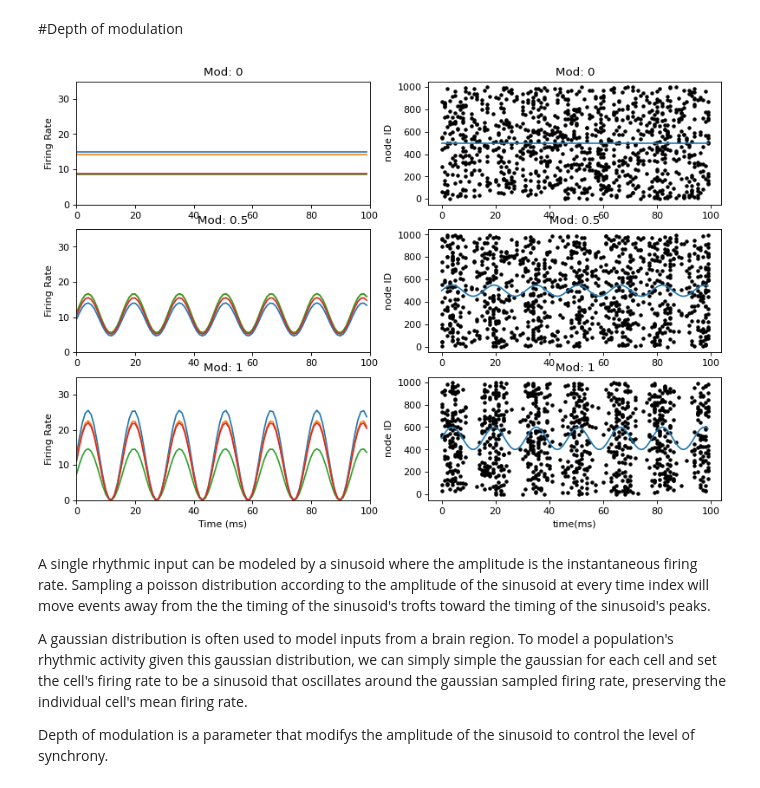
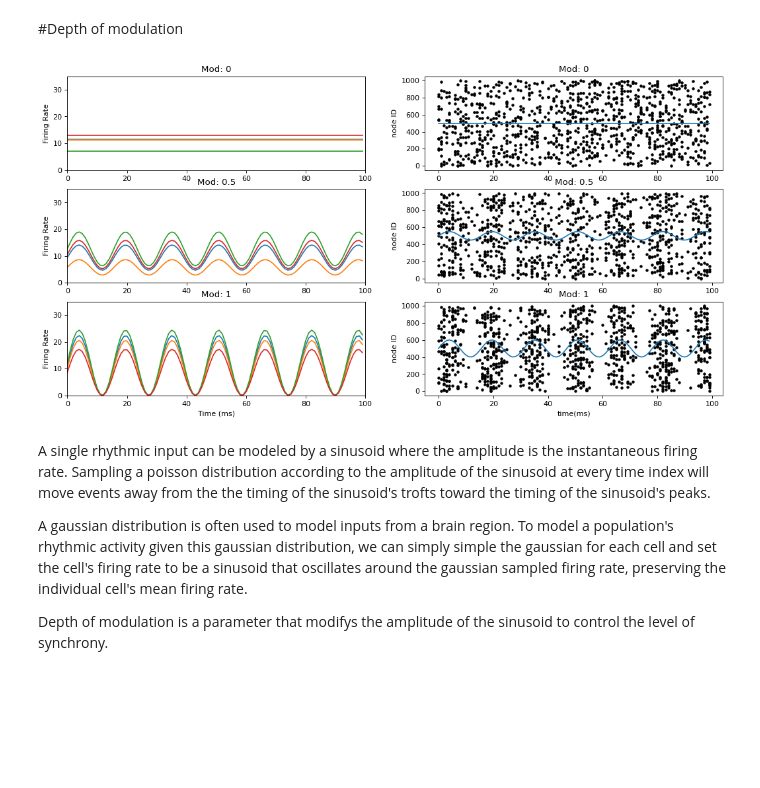
Before and after one commit to davidfague/Stylized-ReducedOrder-L5-Model, a Jupyter notebook: Input_generation_notes.ipynb, the cells around one changed output. Cells and saved outputs as stored; diff of their text form; code cells hidden in the pictures; blank space fills up the shorter version.

Commit message:
Update Plot

```diff
--- a/Input_generation_notes.ipynb
+++ b/Input_generation_notes.ipynb
@@ -176,7 +176,7 @@ from matplotlib.pyplot import figure
 #cols = ['Column {}'.format(col) for col in range(1, 2)]
 #rows = ['Depth of mod = {}'.format(row) for row in ['0', '0.5', '1']]
 
-figure(figsize=(12, 8), dpi=80)
+figure(figsize=(16, 8), dpi=80)
 
 # Depth of modulation  =  0
 
@@ -243,34 +243,34 @@ plt.title("Mod: "+str(depth_of_mod))
 t_stop = 0.1 #seconds
 n_cells = 1000
 depth_of_mod = 1 # depth of modulation #define
 f = 64 # frequency of oscillation (Gamma inhibition)
 z = modulateSimSpikes(n_cells,f,depth_of_mod)
 
 plt.subplot(3, 2, 5)
 plt.plot(z[0,:])
 plt.plot(z[1,:])
 plt.plot(z[2,:])
 plt.plot(z[3,:])
 plt.xlim(0,100)
 plt.ylim(0,35)
 plt.xlabel('Time (ms)')
 plt.ylabel('Firing Rate')
 plt.title("Mod: "+str(depth_of_mod))
 
 plt.subplot(3, 2, 6)
 raster = samplePoissonRVS(z)
 for i in np.arange(0,z.shape[0]):
     plt.plot(raster[i],np.ones((raster[i].shape[0]))*i,'k.')
 t = np.arange(0,t_stop,0.001)
 plt.plot(100*depth_of_mod*np.sin(2 * np.pi * f * t)+500)
 plt.xlabel('time(ms)')
 plt.ylabel('node ID')
 plt.title("Mod: "+str(depth_of_mod))
 
 
 plt.show()
 # %% [output]
-[figure, old version]
+[figure, new version]
 # %% [markdown]
 A single rhythmic input can be modeled by a sinusoid where the amplitude is the instantaneous firing rate. Sampling a poisson distribution according to the amplitude of the sinusoid at every time index will move events away from the  the timing of the sinusoid's trofts toward the timing of the sinusoid's peaks.
 
```
